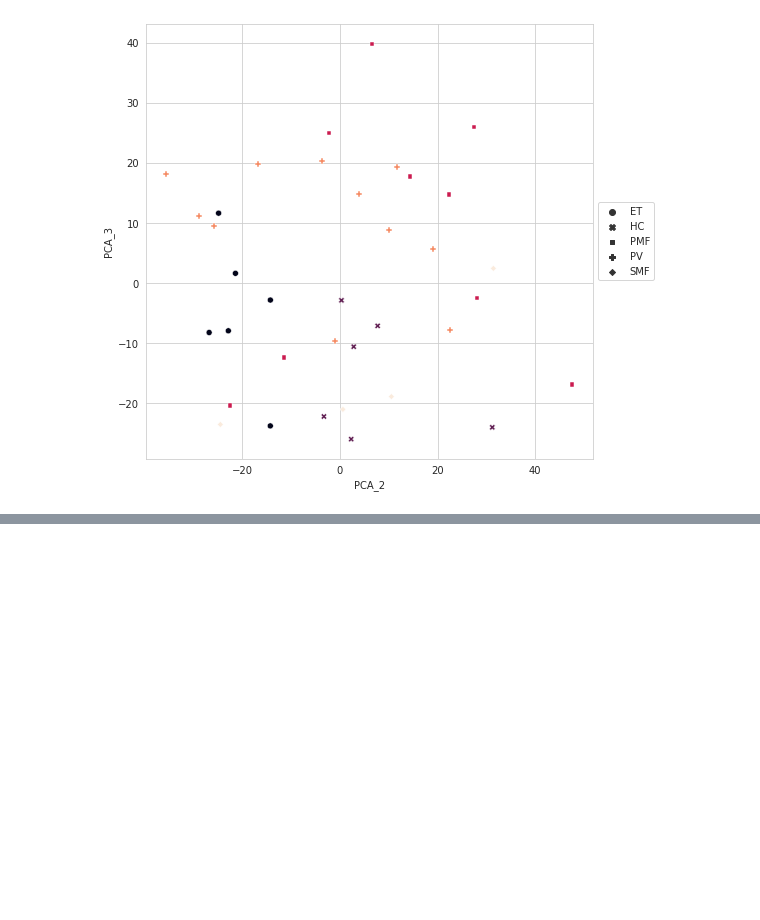
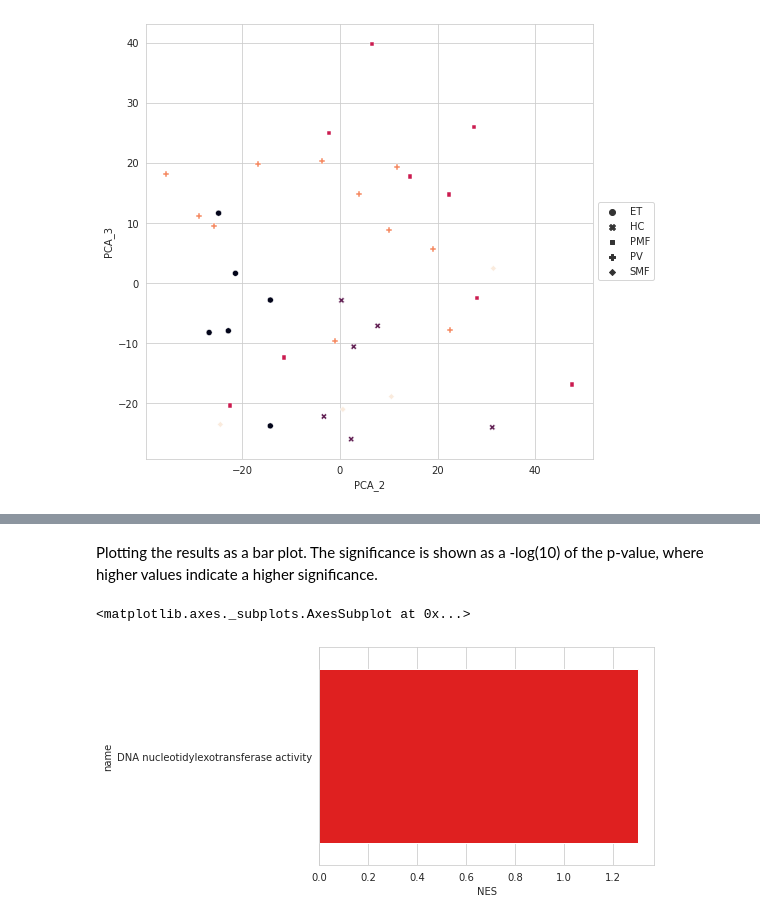
Before and after one commit to SushmitaM1/RNA_Analysis_python, a Jupyter notebook: RNA_expression_analysis_Python3.ipynb, the cells around one changed output, grey strips where cells are left out. Cells and saved outputs as stored; diff of their text form; code cells hidden in the pictures; blank space fills up the shorter version.

```diff
--- a/RNA_expression_analysis_Python3.ipynb
+++ b/RNA_expression_analysis_Python3.ipynb
@@ -288,0 +485,9 @@ plt.show()
+# %%
+gp = GProfiler(return_dataframe=True)  # Creating a gprofiler object
+up_regulated = result_highlights['gene'][result_highlights['log2fc']>0].tolist()
+enrich = gp.profile(organism='hsapiens',
+                    query=up_regulated,
+                    sources=["GO:MF", "GO:CC", "GO:BP"])  # Querying g:profiler, providing up_regulated genes as input
+
+#checking the results
+enrich
@@ -288,0 +498,9 @@ plt.show()
+# %% [markdown]
+Plotting the results as a bar plot. The significance is shown as a -log(10) of the p-value, where higher values indicate a higher significance.
+# %%
+enrich['NES'] = -np.log10(enrich['p_value'])
+enrich.sort_index(axis=0, level='NES', inplace=True)
+sns.barplot(x='NES', y='name', data=enrich.iloc[1:20,],color='red')
+# %% [output]
+<matplotlib.axes._subplots.AxesSubplot at 0x...>
+[figure, added]
```
Also changed, not shown: parts of 35 cells of this notebook.
